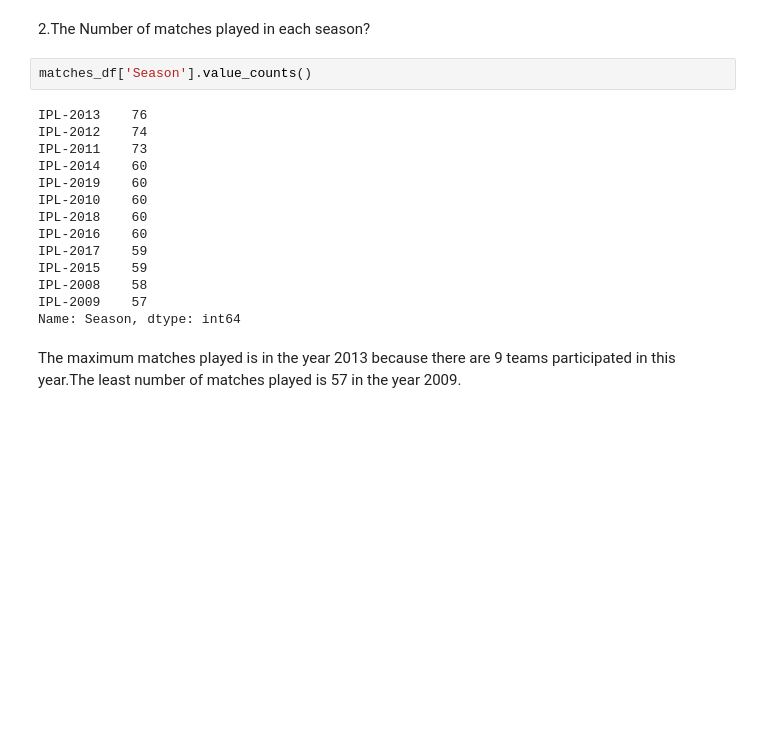
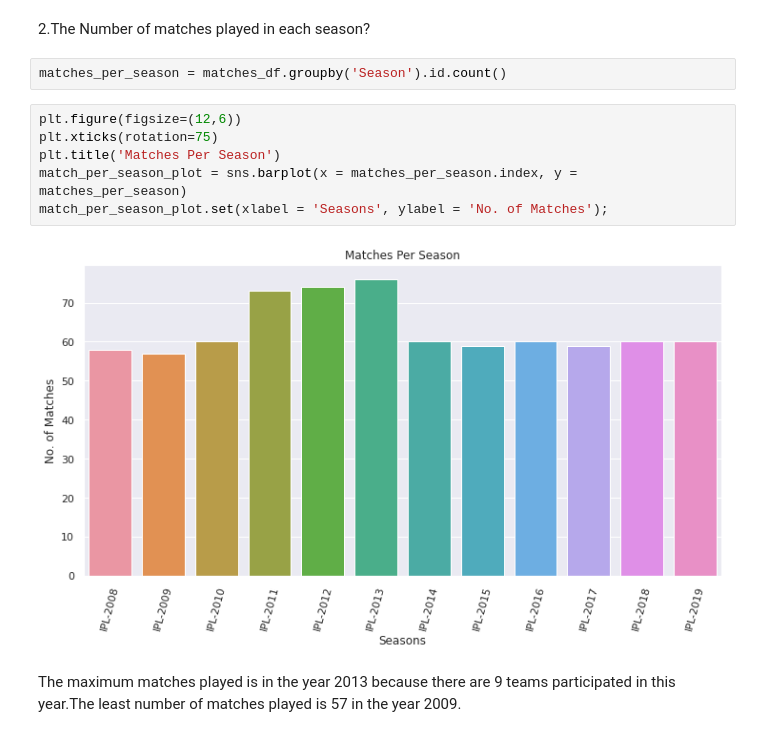
Before and after one commit to 15021996/IPL_DataAnalysis, a Jupyter notebook: Soumya_Team_3_Capstone_Project.ipynb, the cells around one changed output. Drawn from its saved outputs; the diff is of its cells as text; blank space fills up the shorter version.

```diff
--- a/Soumya_Team_3_Capstone_Project.ipynb
+++ b/Soumya_Team_3_Capstone_Project.ipynb
@@ -126,22 +126,16 @@ Name: city, dtype: int64
 Maximun number of matches were played in Mumbai.
 # %% [markdown]
 2.The Number of matches played in each season?
-# %%
-matches_df['Season'].value_counts()
-# %% [output]
-IPL-2013    76
-IPL-2012    74
-IPL-2011    73
-IPL-2014    60
-IPL-2019    60
-IPL-2010    60
-IPL-2018    60
-IPL-2016    60
-IPL-2017    59
-IPL-2015    59
-IPL-2008    58
-IPL-2009    57
-Name: Season, dtype: int64
+# %%
+matches_per_season = matches_df.groupby('Season').id.count()
+# %%
+plt.figure(figsize=(12,6))
+plt.xticks(rotation=75)
+plt.title('Matches Per Season')
+match_per_season_plot = sns.barplot(x = matches_per_season.index, y = matches_per_season)
+match_per_season_plot.set(xlabel = 'Seasons', ylabel = 'No. of Matches');
+# %% [output]
+[figure, added]
 # %% [markdown]
 The maximum matches played is in the year 2013 because there are 9 teams participated in this year.The least number of matches played is 57 in the year 2009.
 # %% [markdown]
```
Also changed, not shown: parts of 46 cells of this notebook.
